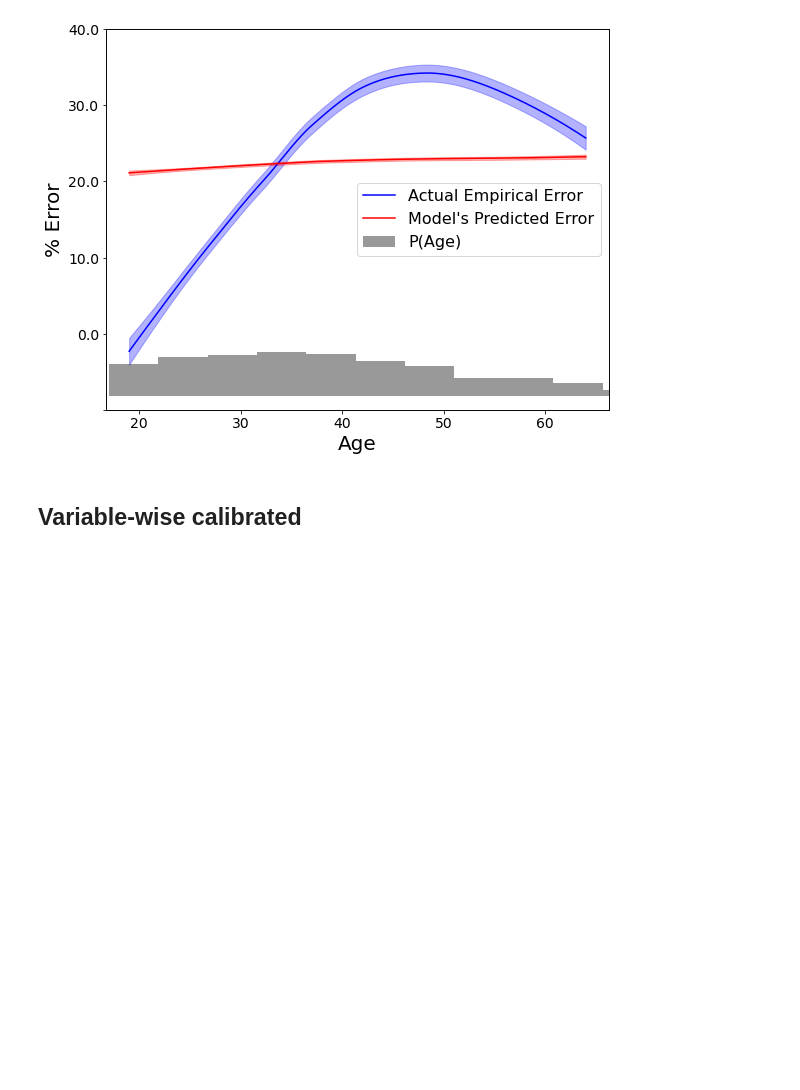
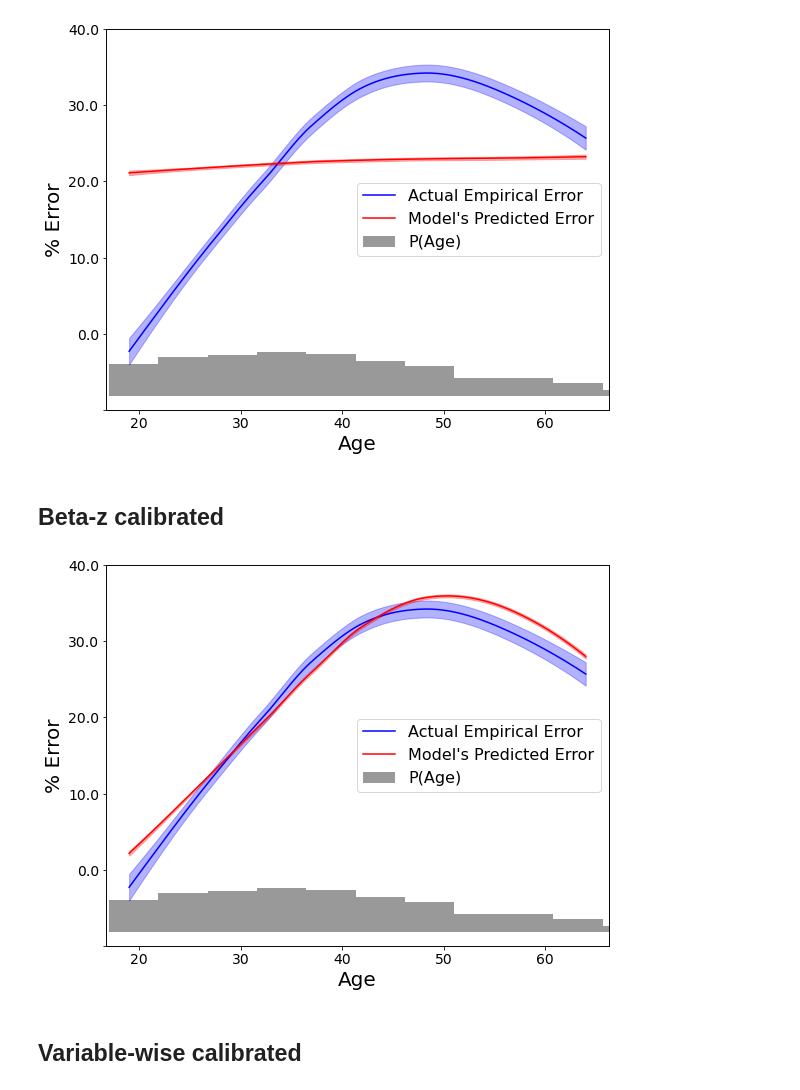
Before and after one commit to markellekelly/variable-wise-calibration, a Jupyter notebook: adult_example.ipynb, the cells around one changed output. Drawn from its saved outputs; the diff is of its cells as text; code cells hidden in the pictures; blank space fills up the shorter version.

```diff
--- a/adult_example.ipynb
+++ b/adult_example.ipynb
@@ -100,3 +100,5 @@ df.gen_plot_lowess(var=var, label="_beta", use_lim=True, ylim=y_lim, loc="center
                    s=0.9, filename="figs/adult_beta_errdiff.png", hist=True)
 # %% [output]
 [figure]
+# %% [markdown]
+## Beta-z calibrated
@@ -103,3 +107,8 @@ df.gen_plot_lowess(var=var, label="_beta", use_lim=True, ylim=y_lim, loc="center
+# %%
+df.gen_plot_lowess(var=var, label="_betaz2", use_lim=True, ylim=y_lim, loc="center right",
+                   filename="figs/adult_betaz_errdiff.png", s=0.9, hist=True)
+# %% [output]
+[figure, added]
 # %% [markdown]
 ## Variable-wise calibrated
 # %%
```
Also changed, not shown: parts of 4 cells of this notebook, 5 other files.
